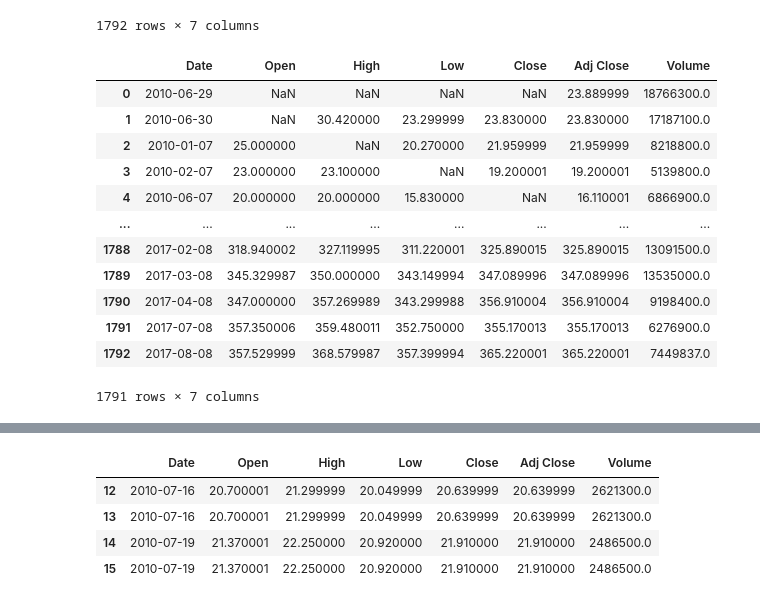
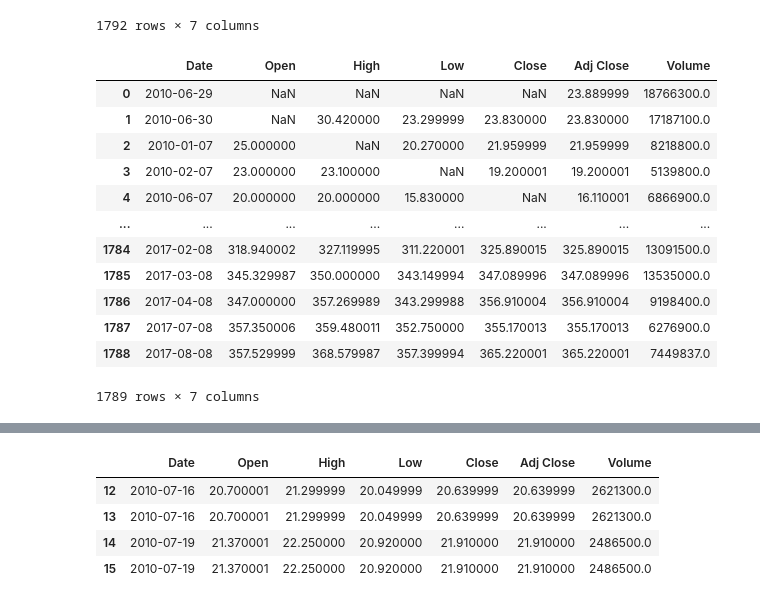
Before and after one commit to harvey-tan91/python_reference_materials, a Jupyter notebook: reference_materials/pandas_reference_basic.ipynb, the cells around one changed output, grey strips where cells are left out. Drawn from its saved outputs; the diff is of its cells as text; code cells hidden in the pictures.

```diff
--- a/reference_materials/pandas_reference_basic.ipynb
+++ b/reference_materials/pandas_reference_basic.ipynb
@@ -161,18 +187,18 @@ data.dropna(axis=0, inplace=False, thresh=4) # the row need to be a minimum of 4
 | 1792 | 2017-08-08 | 357.529999 | 368.579987 | 357.399994 | 365.220001 | 365.220001 | 7449837.0 |
 1792 rows × 7 columns
 # %%
-data.drop_duplicates()
+data.drop_duplicates(keep=False, ignore_index=True)
 # %% [output]
 |  | Date | Open | High | Low | Close | Adj Close | Volume |
 | 0 | 2010-06-29 | NaN | NaN | NaN | NaN | 23.889999 | 18766300.0 |
 | 1 | 2010-06-30 | NaN | 30.420000 | 23.299999 | 23.830000 | 23.830000 | 17187100.0 |
 | 2 | 2010-01-07 | 25.000000 | NaN | 20.270000 | 21.959999 | 21.959999 | 8218800.0 |
 | 3 | 2010-02-07 | 23.000000 | 23.100000 | NaN | 19.200001 | 19.200001 | 5139800.0 |
 | 4 | 2010-06-07 | 20.000000 | 20.000000 | 15.830000 | NaN | 16.110001 | 6866900.0 |
 | ... | ... | ... | ... | ... | ... | ... | ... |
-| 1788 | 2017-02-08 | 318.940002 | 327.119995 | 311.220001 | 325.890015 | 325.890015 | 13091500.0 |
-| 1789 | 2017-03-08 | 345.329987 | 350.000000 | 343.149994 | 347.089996 | 347.089996 | 13535000.0 |
-| 1790 | 2017-04-08 | 347.000000 | 357.269989 | 343.299988 | 356.910004 | 356.910004 | 9198400.0 |
-| 1791 | 2017-07-08 | 357.350006 | 359.480011 | 352.750000 | 355.170013 | 355.170013 | 6276900.0 |
-| 1792 | 2017-08-08 | 357.529999 | 368.579987 | 357.399994 | 365.220001 | 365.220001 | 7449837.0 |
+| 1784 | 2017-02-08 | 318.940002 | 327.119995 | 311.220001 | 325.890015 | 325.890015 | 13091500.0 |
+| 1785 | 2017-03-08 | 345.329987 | 350.000000 | 343.149994 | 347.089996 | 347.089996 | 13535000.0 |
+| 1786 | 2017-04-08 | 347.000000 | 357.269989 | 343.299988 | 356.910004 | 356.910004 | 9198400.0 |
+| 1787 | 2017-07-08 | 357.350006 | 359.480011 | 352.750000 | 355.170013 | 355.170013 | 6276900.0 |
+| 1788 | 2017-08-08 | 357.529999 | 368.579987 | 357.399994 | 365.220001 | 365.220001 | 7449837.0 |
-1791 rows × 7 columns
+1789 rows × 7 columns
```
Also changed, not shown: parts of 10 cells of this notebook.
